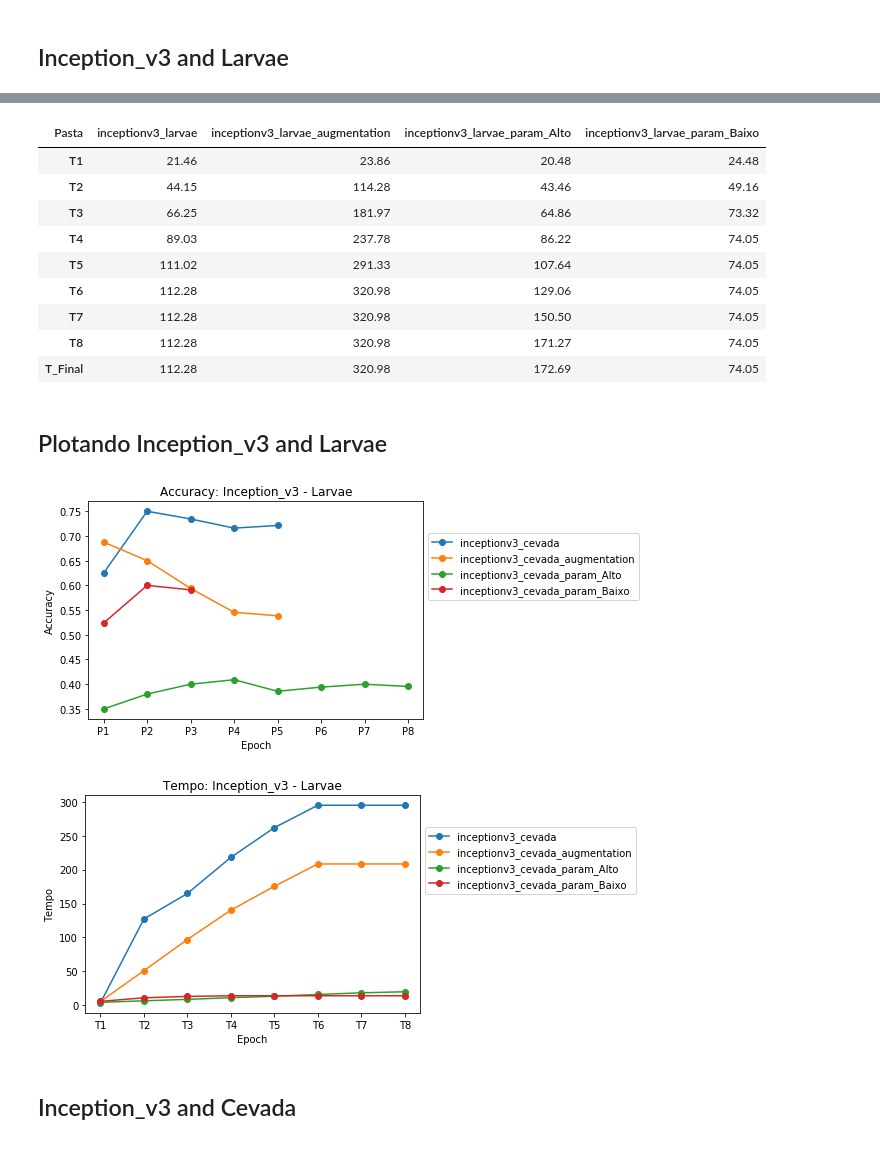
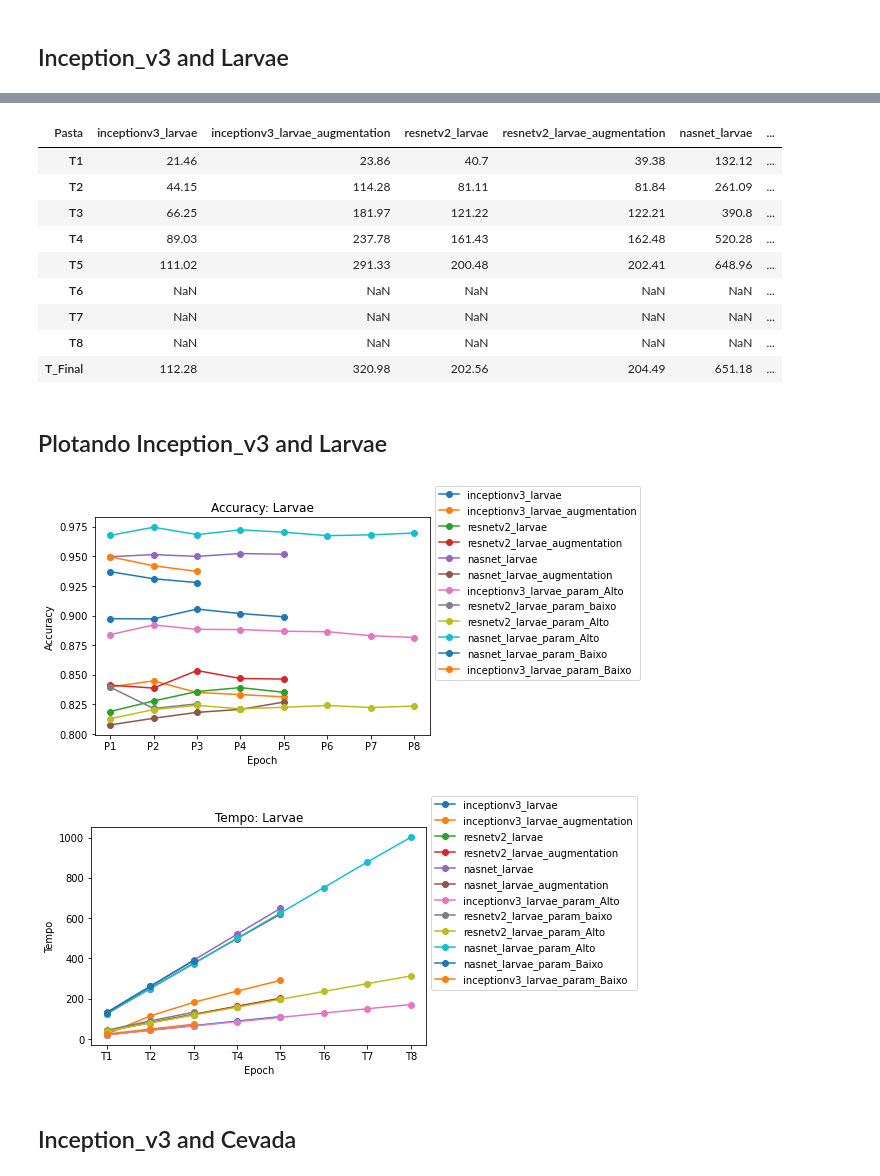
Before and after one commit to ViniciusLavorte/Python, a Jupyter notebook: Analise_TCC.ipynb, the cells around one changed output, grey strips where cells are left out. Cells and saved outputs as stored; diff of their text form; code cells hidden in the pictures.

```diff
--- a/Analise_TCC.ipynb
+++ b/Analise_TCC.ipynb
@@ -1,7 +1,7 @@
 # %%
 import numpy as np
 import pandas as pd
-import sqlalchemy as sqla
+#import sqlalchemy as sqla
 import matplotlib.pyplot as plt
-base = pd.read_csv('Resultados_TCC2 - eval.csv')
+base = pd.read_csv('Resultado_processado_TCC2_eval.csv',delimiter=';')
 # %%
@@ -31,6 +60,6 @@ Tempo = ['Pasta','Tempo_1','Tempo_2','Tempo_3','Tempo_4','Tempo_5','Tempo_6','Te
 # %%
 # Precisão Inception_v3 e Larvae
-b = base.loc[(base.Amostra_Dados == 'larvae') & (base.Rede == 'Inception_v3'),Precisao]
+b = base.loc[(base.Amostra_Dados == 'larvae') & ((base.Rede == 'Resnet_v2')|(base.Rede == 'Nasnet')|(base.Rede == 'Inception_V3')),Precisao]
 bt = b.T
 bt.columns = bt.iloc[0]
 bt = bt.drop(['Pasta'])
@@ -40,48 +69,48 @@ bt.index = bt_row
 
 
 # Tempo Inception_v3 e Larvae
-c = base.loc[(base.Amostra_Dados == 'larvae') & (base.Rede == 'Inception_v3'),Tempo]
+c = base.loc[(base.Amostra_Dados == 'larvae') & ((base.Rede == 'Resnet_v2')|(base.Rede == 'Nasnet')|(base.Rede == 'Inception_V3')),Tempo]
 ct = c.T
 ct.columns = ct.iloc[0]
 ct = ct.drop(['Pasta'])
 ct_row = ['T1','T2','T3','T4','T5','T6','T7','T8','T_Final']
 ct.index =  ct_row
-ct = ct.fillna(ct.iloc[-1,:])
+#ct = ct.fillna(ct.iloc[-1,:])
 ct
 # %% [output]
-| Pasta | inceptionv3_larvae | inceptionv3_larvae_augmentation | inceptionv3_larvae_param_Alto | inceptionv3_larvae_param_Baixo |
-| T1 | 21.46 | 23.86 | 20.48 | 24.48 |
-| T2 | 44.15 | 114.28 | 43.46 | 49.16 |
-| T3 | 66.25 | 181.97 | 64.86 | 73.32 |
-| T4 | 89.03 | 237.78 | 86.22 | 74.05 |
-| T5 | 111.02 | 291.33 | 107.64 | 74.05 |
-| T6 | 112.28 | 320.98 | 129.06 | 74.05 |
-| T7 | 112.28 | 320.98 | 150.50 | 74.05 |
-| T8 | 112.28 | 320.98 | 171.27 | 74.05 |
-| T_Final | 112.28 | 320.98 | 172.69 | 74.05 |
+| Pasta | inceptionv3_larvae | inceptionv3_larvae_augmentation | resnetv2_larvae | resnetv2_larvae_augmentation | nasnet_larvae | ... |
+| T1 | 21.46 | 23.86 | 40.7 | 39.38 | 132.12 | ... |
+| T2 | 44.15 | 114.28 | 81.11 | 81.84 | 261.09 | ... |
+| T3 | 66.25 | 181.97 | 121.22 | 122.21 | 390.8 | ... |
+| T4 | 89.03 | 237.78 | 161.43 | 162.48 | 520.28 | ... |
+| T5 | 111.02 | 291.33 | 200.48 | 202.41 | 648.96 | ... |
+| T6 | NaN | NaN | NaN | NaN | NaN | ... |
+| T7 | NaN | NaN | NaN | NaN | NaN | ... |
+| T8 | NaN | NaN | NaN | NaN | NaN | ... |
+| T_Final | 112.28 | 320.98 | 202.56 | 204.49 | 651.18 | ... |
 # %% [markdown]
 ## Plotando Inception_v3 and Larvae
 # %%
 # Plotando as saídas de Accuracia e tempo
 #plt.figure(figsize=(9, 3))
 
 plt.plot(bt.iloc[:-1,:],marker ='o')
-plt.title('Accuracy: Inception_v3 - Larvae')
+plt.title('Accuracy: Larvae')
 plt.legend(bt.columns,loc='center left', bbox_to_anchor=(1, 0.7))
 plt.ylabel('Accuracy')
 plt.xlabel('Epoch')
 plt.show()
 
 
 plt.plot(ct.iloc[:-1,:],marker ='o')
-plt.title('Tempo: Inception_v3 - Larvae')
+plt.title('Tempo: Larvae')
 plt.legend(bt.columns,loc='center left', bbox_to_anchor=(1, 0.7))
 plt.ylabel('Tempo')
 plt.xlabel('Epoch')
 plt.show()
 # %% [output]
-[figure, old version]
+[figure, new version]
-[figure, old version]
+[figure, new version]
 # %% [markdown]
 ## Inception_v3 and Cevada
 # %%
```
Also changed, not shown: parts of 10 cells of this notebook, 1 other file.
